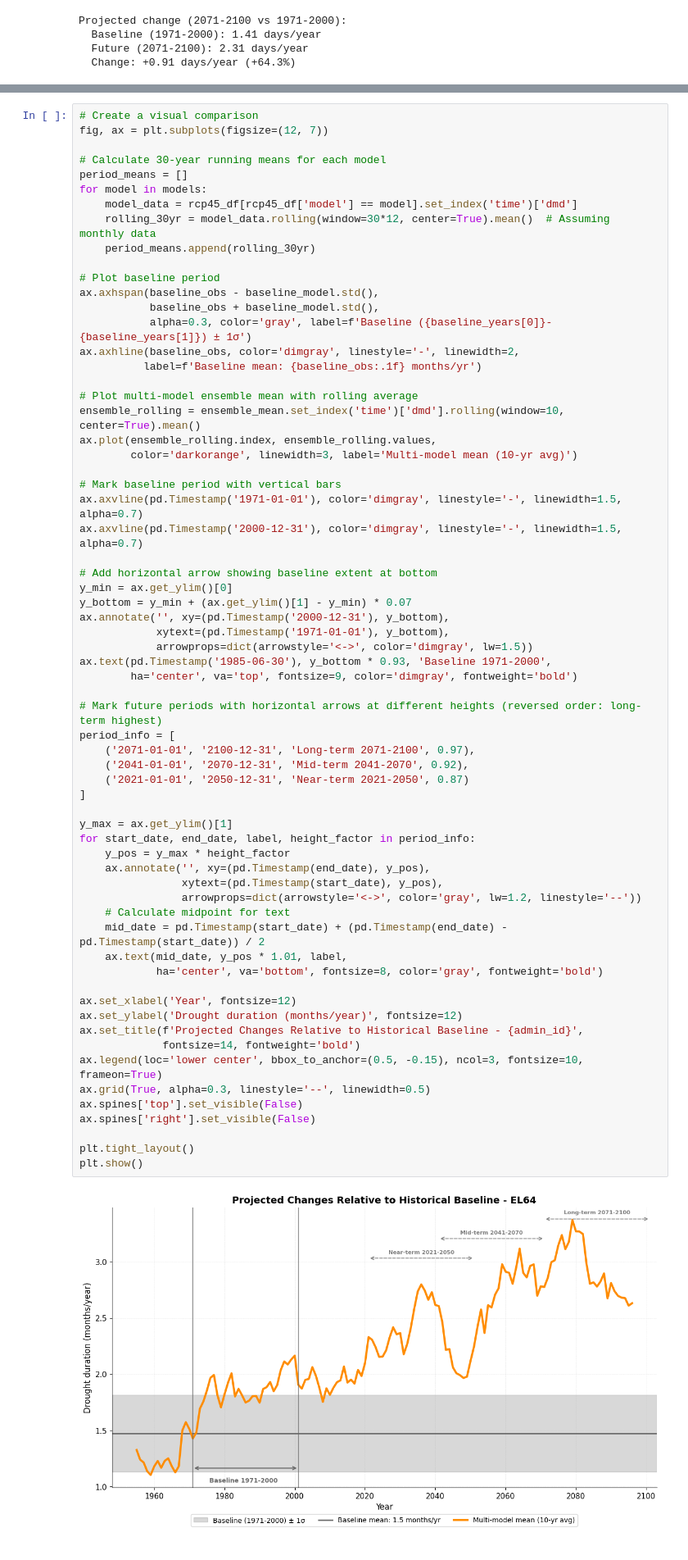
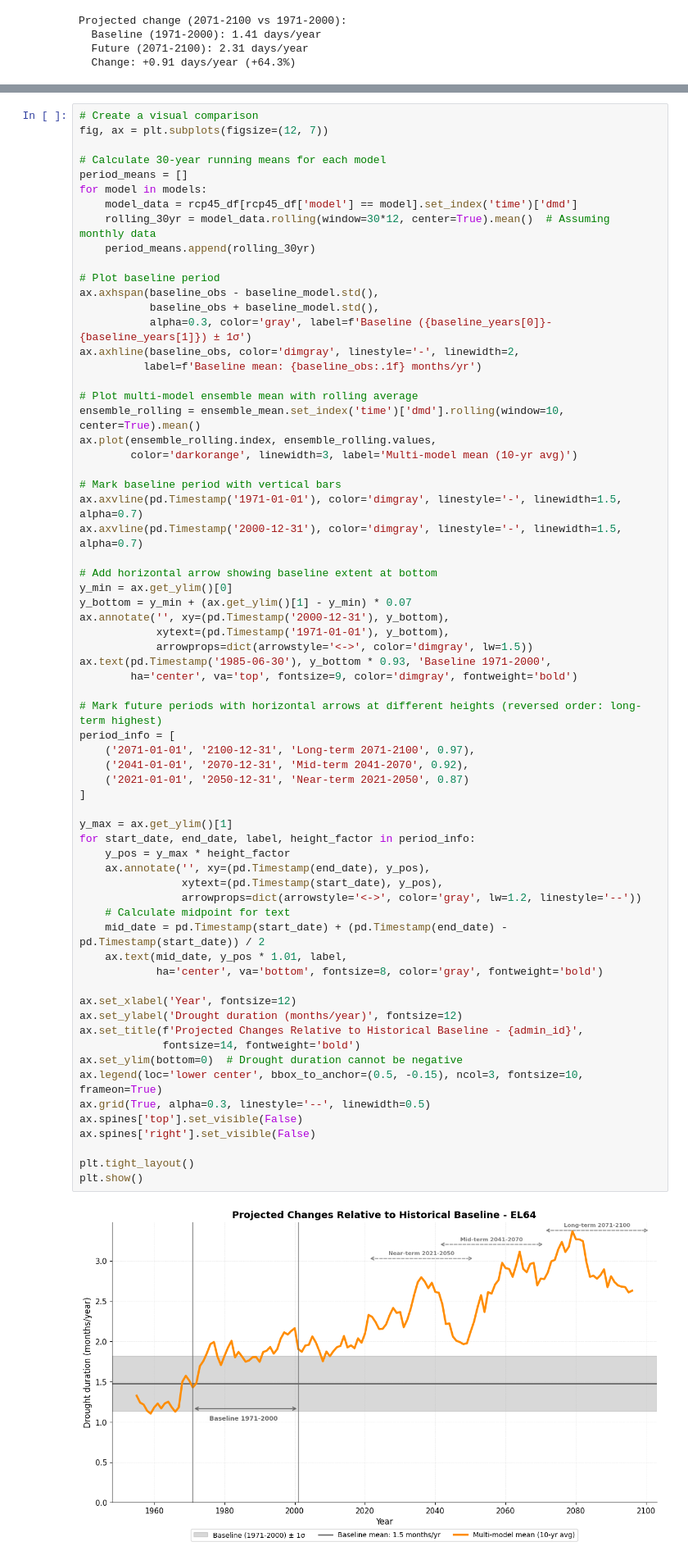
Before and after one commit to ecmwf-training/drought-exposure, a Jupyter notebook: tutorials/drought_duration.ipynb, the cells around one changed output, grey strips where cells are left out. Shown at 82% size. Drawn from its saved outputs; the diff is of its cells as text.

```diff
--- a/tutorials/drought_duration.ipynb
+++ b/tutorials/drought_duration.ipynb
@@ -406,34 +407,35 @@ ax.text(pd.Timestamp('1985-06-30'), y_bottom * 0.93, 'Baseline 1971-2000',
 # Mark future periods with horizontal arrows at different heights (reversed order: long-term highest)
 period_info = [
     ('2071-01-01', '2100-12-31', 'Long-term 2071-2100', 0.97),
     ('2041-01-01', '2070-12-31', 'Mid-term 2041-2070', 0.92),
     ('2021-01-01', '2050-12-31', 'Near-term 2021-2050', 0.87)
 ]
 
 y_max = ax.get_ylim()[1]
 for start_date, end_date, label, height_factor in period_info:
     y_pos = y_max * height_factor
     ax.annotate('', xy=(pd.Timestamp(end_date), y_pos),
                 xytext=(pd.Timestamp(start_date), y_pos),
                 arrowprops=dict(arrowstyle='<->', color='gray', lw=1.2, linestyle='--'))
     # Calculate midpoint for text
     mid_date = pd.Timestamp(start_date) + (pd.Timestamp(end_date) - pd.Timestamp(start_date)) / 2
     ax.text(mid_date, y_pos * 1.01, label,
             ha='center', va='bottom', fontsize=8, color='gray', fontweight='bold')
 
 ax.set_xlabel('Year', fontsize=12)
 ax.set_ylabel('Drought duration (months/year)', fontsize=12)
 ax.set_title(f'Projected Changes Relative to Historical Baseline - {admin_id}',
              fontsize=14, fontweight='bold')
+ax.set_ylim(bottom=0)  # Drought duration cannot be negative
 ax.legend(loc='lower center', bbox_to_anchor=(0.5, -0.15), ncol=3, fontsize=10, frameon=True)
 ax.grid(True, alpha=0.3, linestyle='--', linewidth=0.5)
 ax.spines['top'].set_visible(False)
 ax.spines['right'].set_visible(False)
 
 plt.tight_layout()
 plt.show()
 # %% [output]
-[figure, old version]
+[figure, new version]
 # %% [markdown]
 ## Comparing Emission Scenarios
 
```
Also changed, not shown: parts of 2 cells of this notebook.
